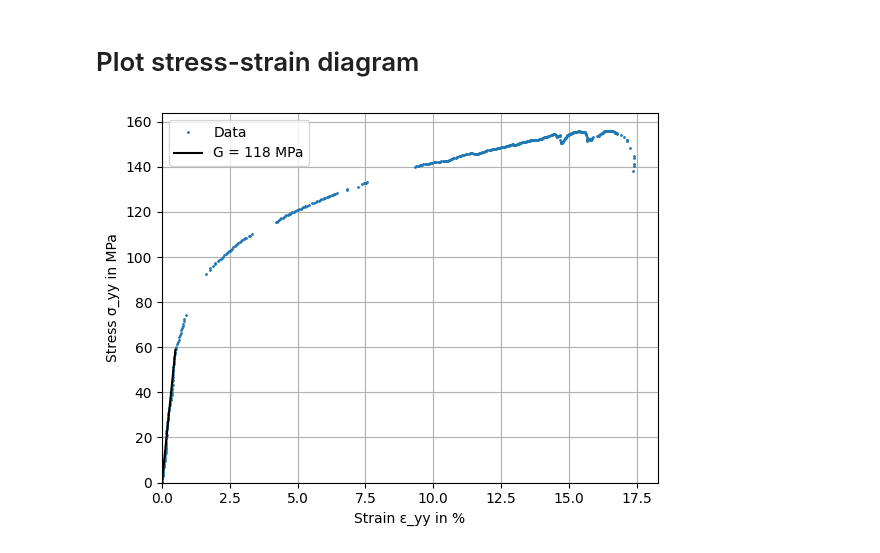
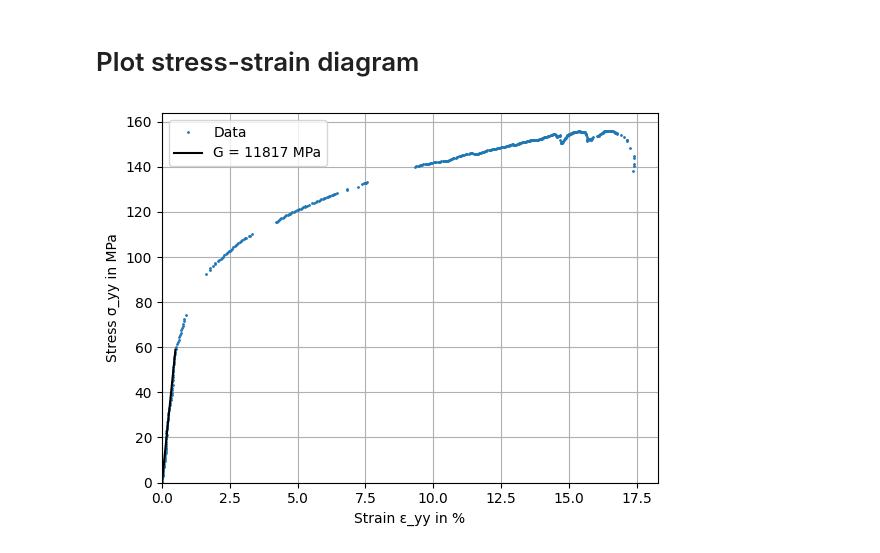
Before and after one commit to meyer-nils/dic_fem_workshop, a Jupyter notebook: shear.ipynb, the cells around one changed output. Drawn from its saved outputs; the diff is of its cells as text; code cells hidden in the pictures.

```diff
--- a/shear.ipynb
+++ b/shear.ipynb
@@ -169,26 +169,26 @@ interactive(children=(IntSlider(value=453, description='n', max=453, min=1), Out
 # Plot stress-strain diagram
 # %%
 # Average strains and set units to %
-eps_xx_avg = 100*np.array([e[roi].mean() for e in eps_xx])
-eps_yy_avg = 100*np.array([e[roi].mean() for e in eps_yy])
-eps_xy_avg = -100*np.array([e[roi].mean() for e in eps_xy])
+eps_xx_avg = np.array([e[roi].mean() for e in eps_xx])
+eps_yy_avg = np.array([e[roi].mean() for e in eps_yy])
+eps_xy_avg = -np.array([e[roi].mean() for e in eps_xy])
 sigma_xy_avg = np.array(forces) / AREA
 
 # Linear regression with zero intercept
-mask = eps_xy_avg<0.5
+mask = eps_xy_avg<0.005
 A = np.vstack([eps_xy_avg[mask], np.zeros(len(eps_xy_avg[mask]))]).T
 G, _ = np.linalg.lstsq(A, sigma_xy_avg[mask], rcond=None)[0]
 eps_xy_val = np.linspace(0, eps_xy_avg[mask].max(), 100)
 
 # Plot stress-strain curve
-plt.plot(eps_xy_avg, sigma_xy_avg, "o", markersize=1, label="Data")
-plt.plot(eps_xy_val, G * eps_xy_val, "-k", label=f"G = {G:.0f} MPa")
+plt.plot(100*eps_xy_avg, sigma_xy_avg, "o", markersize=1, label="Data")
+plt.plot(100*eps_xy_val, G * eps_xy_val, "-k", label=f"G = {G:.0f} MPa")
 plt.xlim(left=0)
 plt.ylim(bottom=0)
 plt.xlabel("Strain ε_yy in %")
 plt.ylabel("Stress σ_yy in MPa")
 plt.grid("on")
 plt.legend()
 plt.show()
 # %% [output]
-[figure, old version]
+[figure, new version]
```
Also changed, not shown: 1 other file.
